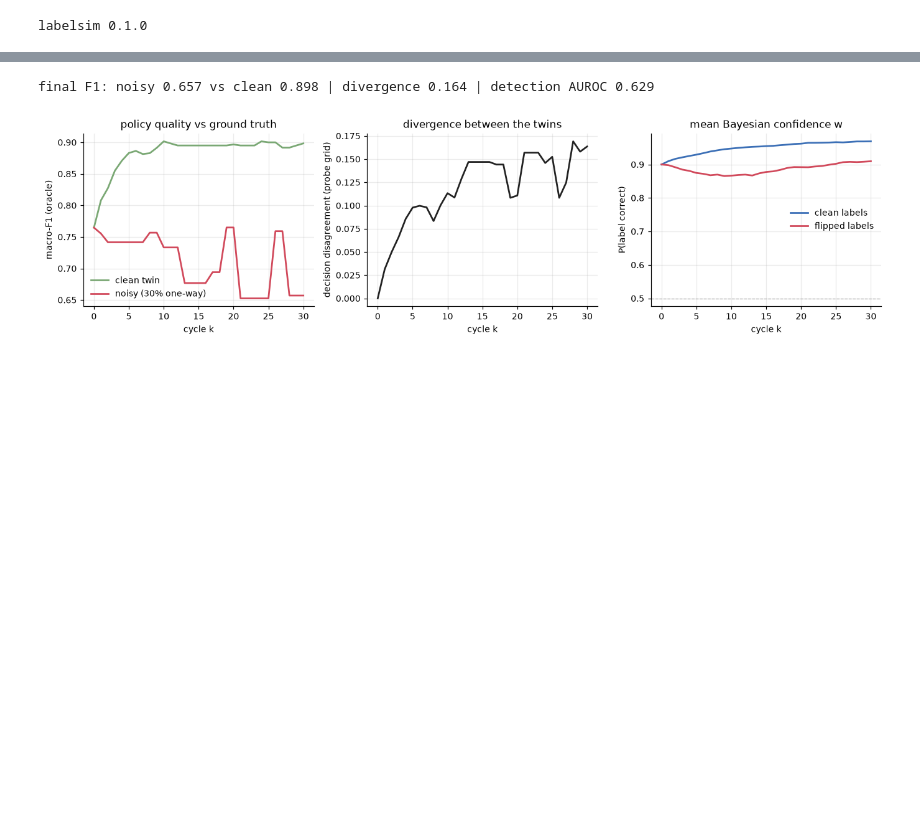
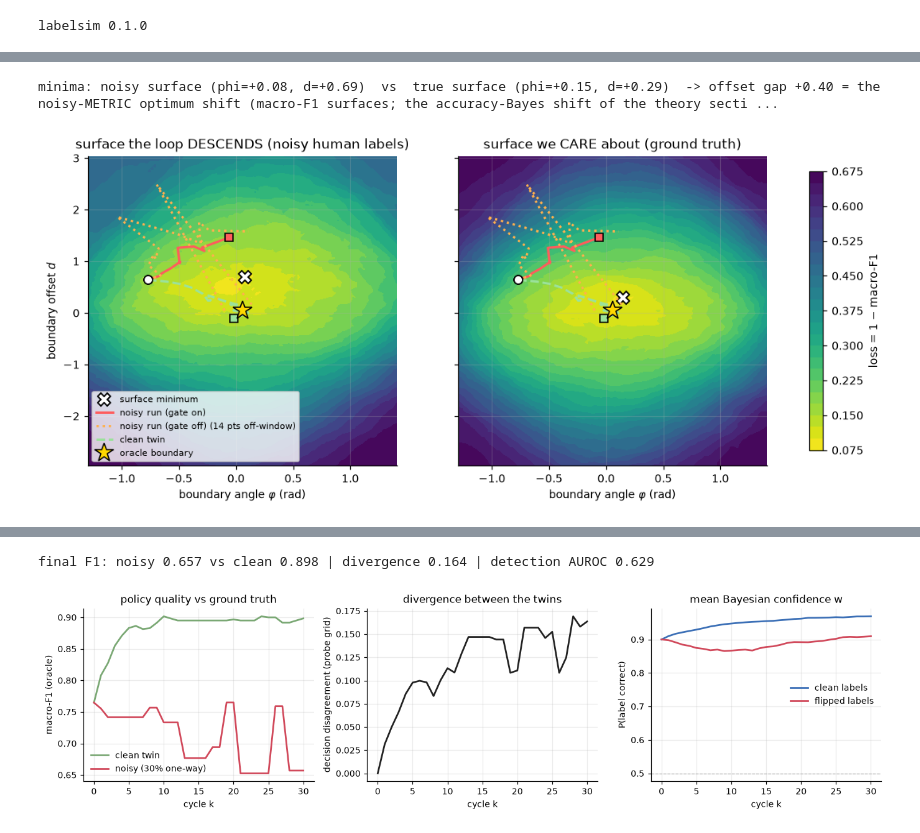
Before and after one commit to attdobi/RUSH, a Jupyter notebook: sim/label-noise/notebooks/label_noise_sim.ipynb, the cells around one changed output, grey strips where cells are left out. Cells and saved outputs as stored; diff of their text form; code cells hidden in the pictures; blank space fills up the shorter version.

```diff
--- a/sim/label-noise/notebooks/label_noise_sim.ipynb
+++ b/sim/label-noise/notebooks/label_noise_sim.ipynb
@@ -89,0 +308,80 @@ plt.tight_layout()
+# %%
+RATE_LAND = 0.2   # rho_1 = 0.4: strong pull, still pre-collapse (readable window)
+cfg_land = base_config("genai", seed=SEED, cycles=40,
+                       noise=NoiseConfig(model="uniform", rate=RATE_LAND, flip_from=1,
+                                         target="both"))
+ds_l, labels_l = build_world(cfg_land)
+res_gate = run_crank(cfg_land, ds=ds_l, labels=labels_l)
+res_nogate = run_crank(dataclasses.replace(cfg_land, gate="off"), ds=ds_l, labels=labels_l)
+res_clean = run_crank(cfg_land, ds=ds_l, labels=clean_labels(ds_l))
+orc_l = res_gate["oracle"]
+
+def to_phi_d(pol):
+    nw = np.linalg.norm(pol.w)
+    return np.arctan2(pol.w[1], pol.w[0]), -pol.b / nw
+
+def traj(res):
+    pts = np.array([to_phi_d(p) for p in res["snapshots"]])
+    return pts[:, 0], pts[:, 1]
+
+phi_o, d_o = to_phi_d(orc_l)
+phis = phi_o + np.linspace(-1.35, 1.35, 121)
+offs = d_o + np.linspace(-3.0, 3.0, 121)
+
+def loss_grid(labels):
+    L = np.empty((len(phis), len(offs)))
+    y = labels
+    for i, phi in enumerate(phis):
+        proj = ds_l.X @ np.array([np.cos(phi), np.sin(phi)])
+        pred = proj[:, None] > offs[None, :]          # (n, J)
+        tp1 = ((pred) & (y[:, None] == 1)).sum(0); fp1 = ((pred) & (y[:, None] == 0)).sum(0)
+        fn1 = ((~pred) & (y[:, None] == 1)).sum(0)
+        tp0 = ((~pred) & (y[:, None] == 0)).sum(0); fp0 = fn1; fn0 = fp1
+        f1_1 = np.where(2*tp1+fp1+fn1 > 0, 2*tp1/np.maximum(2*tp1+fp1+fn1, 1), 0.0)
+        f1_0 = np.where(2*tp0+fp0+fn0 > 0, 2*tp0/np.maximum(2*tp0+fp0+fn0, 1), 0.0)
+        L[i] = 1 - 0.5*(f1_0 + f1_1)
+    return L
+
+L_noisy = loss_grid(labels_l[0])   # the surface the loop descends
+L_true = loss_grid(ds_l.y)         # the surface we care about
+PHI, D = np.meshgrid(phis, offs, indexing="ij")
+
+def in_window(tp, td):
+    # Trajectory points inside the plotted grid. The (phi,d) parameterization
+    # is singular as ||w|| -> 0, so escaped points are dropped from the plot
+    # and counted instead of stretching the axes.
+    m = (tp >= phis[0]) & (tp <= phis[-1]) & (td >= offs[0]) & (td <= offs[-1])
+    return np.where(m, tp, np.nan), np.where(m, td, np.nan), int((~m).sum())
+
+fig, axes = plt.subplots(1, 2, figsize=(12.5, 4.6), sharey=True)
+for ax, L, title in ((axes[0], L_noisy, "surface the loop DESCENDS (noisy human labels)"),
+                     (axes[1], L_true, "surface we CARE about (ground truth)")):
+    cf = ax.contourf(PHI, D, L, levels=24, cmap="viridis_r")
+    imin = np.unravel_index(L.argmin(), L.shape)
+    ax.plot(phis[imin[0]], offs[imin[1]], "X", color="w", ms=11, mec="k", mew=1.2,
+            label="surface minimum")
+    for res, style, col, lab in ((res_gate, "-", "#ff5c5c", "noisy run (gate on)"),
+                                 (res_nogate, ":", "#ffb14e", "noisy run (gate off)"),
+                                 (res_clean, "--", "#9be29b", "clean twin")):
+        tp, td = traj(res)
+        tpw, tdw, n_out = in_window(tp, td)
+        ax.plot(tpw, tdw, style, color=col, lw=1.9,
+                label=lab + (f" ({n_out} pts off-window)" if n_out else ""))
+        ax.plot(tp[0], td[0], "o", color="w", ms=7, mec="k")
+        if np.isfinite(tpw[-1]):
+            ax.plot(tp[-1], td[-1], "s", color=col, ms=7, mec="k")
+    ax.plot(phi_o, d_o, "*", color="gold", ms=16, mec="k", label="oracle boundary")
+    ax.set(title=title, xlabel=r"boundary angle $\varphi$ (rad)",
+           xlim=(phis[0], phis[-1]), ylim=(offs[0], offs[-1]))
+axes[0].set_ylabel(r"boundary offset $d$")
+axes[0].legend(fontsize=7, loc="lower left", facecolor="white", frameon=True)
+fig.colorbar(cf, ax=axes, shrink=0.9, label="loss = 1 − macro-F1")
+i_n = np.unravel_index(L_noisy.argmin(), L_noisy.shape)
+i_t = np.unravel_index(L_true.argmin(), L_true.shape)
+print(f"minima: noisy surface (phi={phis[i_n[0]]:+.2f}, d={offs[i_n[1]]:+.2f})  vs  "
+      f"true surface (phi={phis[i_t[0]]:+.2f}, d={offs[i_t[1]]:+.2f})  "
+      f"-> offset gap {offs[i_n[1]]-offs[i_t[1]]:+.2f} = the noisy-METRIC optimum shift "
+      f"(macro-F1 surfaces; the accuracy-Bayes shift of the theory section is larger)")
+# %% [output]
+minima: noisy surface (phi=+0.08, d=+0.69)  vs  true surface (phi=+0.15, d=+0.29)  -> offset gap +0.40 = the noisy-METRIC optimum shift (macro-F1 surfaces; the accuracy-Bayes shift of the theory secti ...
+[figure, added]
```
Also changed, not shown: parts of 32 cells of this notebook, 6 other files.
